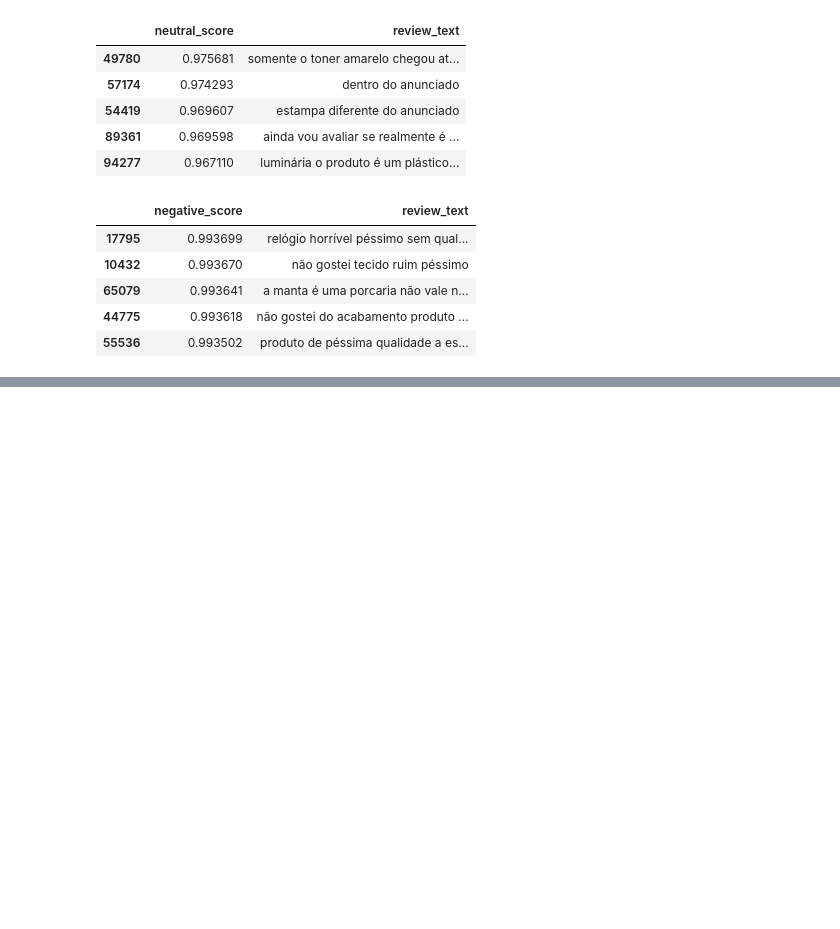
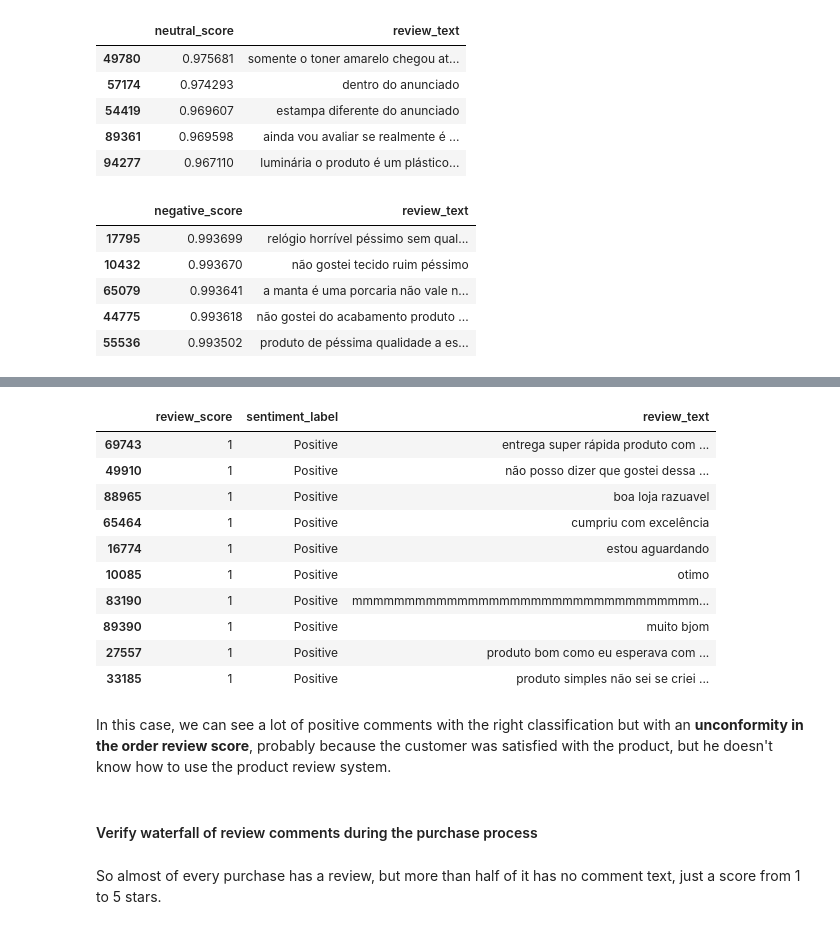
Before and after one commit to hturqueti/olist-brazilian-ecommerce-analysis, a Jupyter notebook: notebooks/01-orders-eda.ipynb, the cells around one changed output, grey strips where cells are left out. Saved outputs shown, nothing was run; the diff lists cells and outputs as text; code cells hidden in the pictures; blank space fills up the shorter version.

```diff
--- a/notebooks/01-orders-eda.ipynb
+++ b/notebooks/01-orders-eda.ipynb
@@ -423,0 +537,22 @@ order_reviews_sentiment[["negative_score", "review_text"]].sort_values(by="negat
+# %%
+# 5-star reviews with negative sentiment
+order_reviews_sentiment[
+    (order_reviews_sentiment["review_score"] == 1)
+    & (order_reviews_sentiment["sentiment_label"] == "Positive")
+][["review_score", "sentiment_label", "review_text"]].sample(10)
+# %% [output]
+|  | review_score | sentiment_label | review_text |
+| 69743 | 1 | Positive | entrega super rápida produto com ... |
+| 49910 | 1 | Positive | não posso dizer que gostei dessa ... |
+| 88965 | 1 | Positive | boa loja razuavel |
+| 65464 | 1 | Positive | cumpriu com excelência |
+| 16774 | 1 | Positive | estou aguardando |
+| 10085 | 1 | Positive | otimo |
+| 83190 | 1 | Positive | mmmmmmmmmmmmmmmmmmmmmmmmmmmmmmmmm... |
+| 89390 | 1 | Positive | muito bjom |
+| 27557 | 1 | Positive | produto bom como eu esperava com ... |
+| 33185 | 1 | Positive | produto simples não sei se criei ... |
+# %% [markdown]
+In this case, we can see a lot of positive comments with the right classification but with an **unconformity in the order review score**, probably because the customer was satisfied with the product, but he doesn't know how to use the product review system.
+# %% [markdown]
+#### Verify waterfall of review comments during the purchase process
@@ -423,0 +606,2 @@ order_reviews_sentiment[["negative_score", "review_text"]].sort_values(by="negat
+# %% [markdown]
+So almost of every purchase has a review, but more than half of it has no comment text, just a score from 1 to 5 stars.
```
Also changed, not shown: parts of 17 cells of this notebook.
